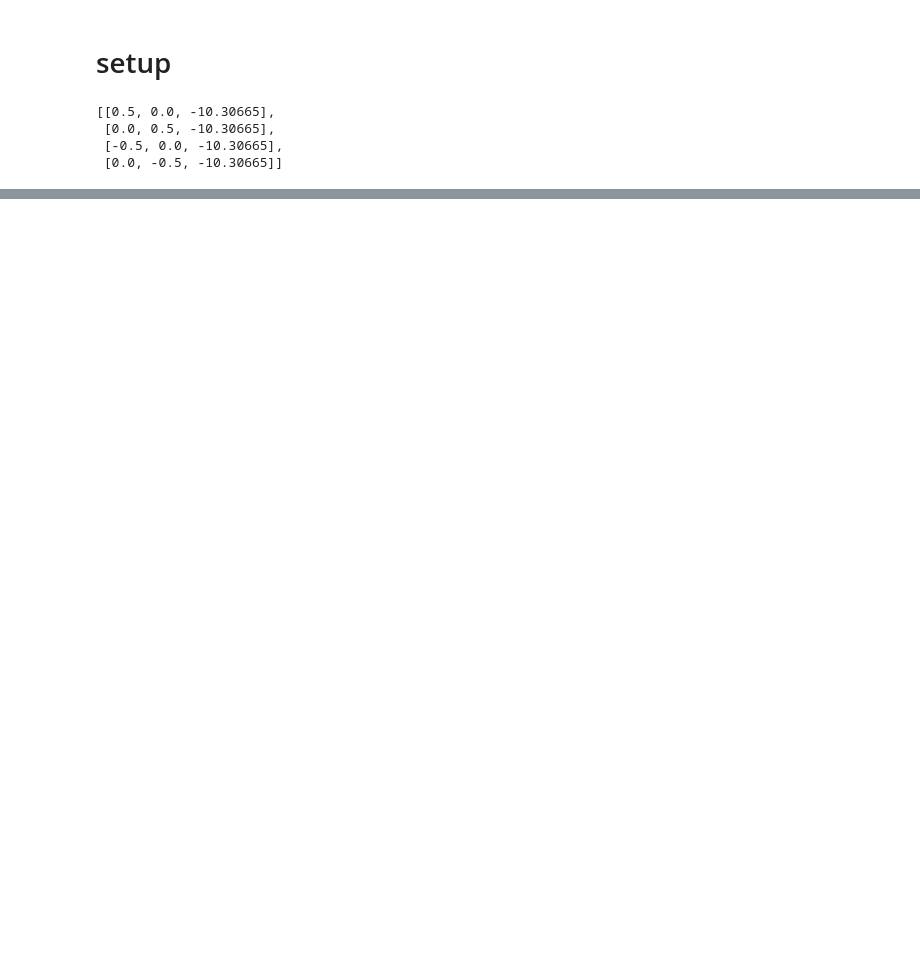
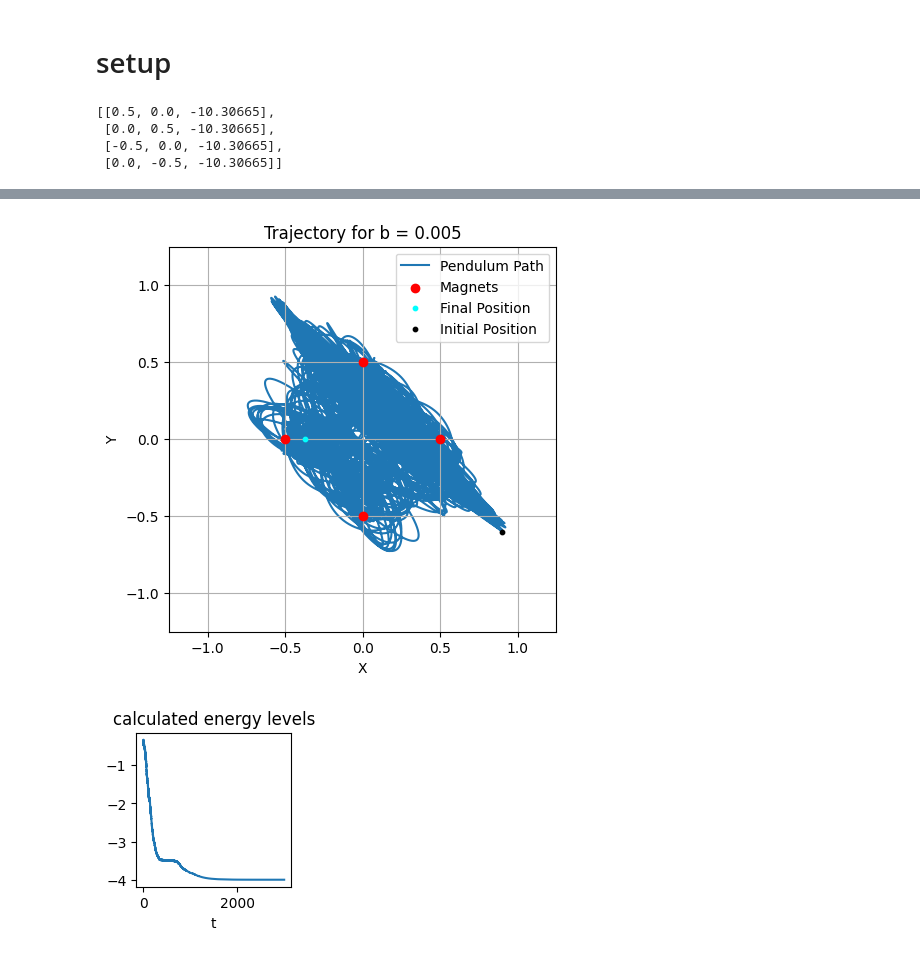
Before and after one commit to LizzieSparling/magnetic_pendulum, a Jupyter notebook: magnetic_pendulum/final_plots.ipynb, the cells around one changed output, grey strips where cells are left out. Drawn from its saved outputs; the diff is of its cells as text; code cells hidden in the pictures; blank space fills up the shorter version.

```diff
--- a/magnetic_pendulum/final_plots.ipynb
+++ b/magnetic_pendulum/final_plots.ipynb
@@ -80,0 +105,47 @@ final_ax.figure.savefig('test.png')
+# %%
+P = P_XY
+# %%
+b = 0.005
+constant_subs['b'] = b
+t_max = 3000
+dt = 0.001
+
+
+magnet_positions_3D = []
+for mag in P.magnet_positions_C:
+    mag_pos = [np.float64(mag.dot(base_i).subs(constant_subs)) for base_i in P_XY.coordsystem.C.base_vectors()]
+    magnet_positions_3D.append(mag_pos)
+# magnet_positions_3D
+
+starting_cond = [0.9, -0.6, -L, 0,0,0]
+
+size_init = 2.5
+zlim = (magnet_positions_3D[0][2], -L+0.1)
+
+
+path, trajectory = get_trajectory(P, starting_cond)
+ax = get_plot(trajectory, view='2D', size=size_init)
+get_energy(P, path)
+
+
+# ax.set_title(f'Trajectory with starting position {starting_cond[:2]}')
+ax.set_title(f'Trajectory for b = {b}')
+
+
+# zcentre = (zlim[1] + zlim[0])/2
+zsize = zlim[1] - zlim[0]
+size = max(zsize, size_init)
+ax.set_xlim(-size/2, size/2)
+ax.set_ylim(-size/2, size/2)
+# ax.set_zlim(zlim[0], zlim[1] + (size - zsize))
+
+# ax.view_init(elev=70, azim=-60)
+ax.legend(loc='upper right')
+
+ax.figure.savefig(f'trajectory_damping_{b}.png')
+
+t_max = 100
+dt = 0.001
+# %% [output]
+[figure, added]
+[figure, added]
```
Also changed, not shown: parts of 6 cells of this notebook, 24 other files.
